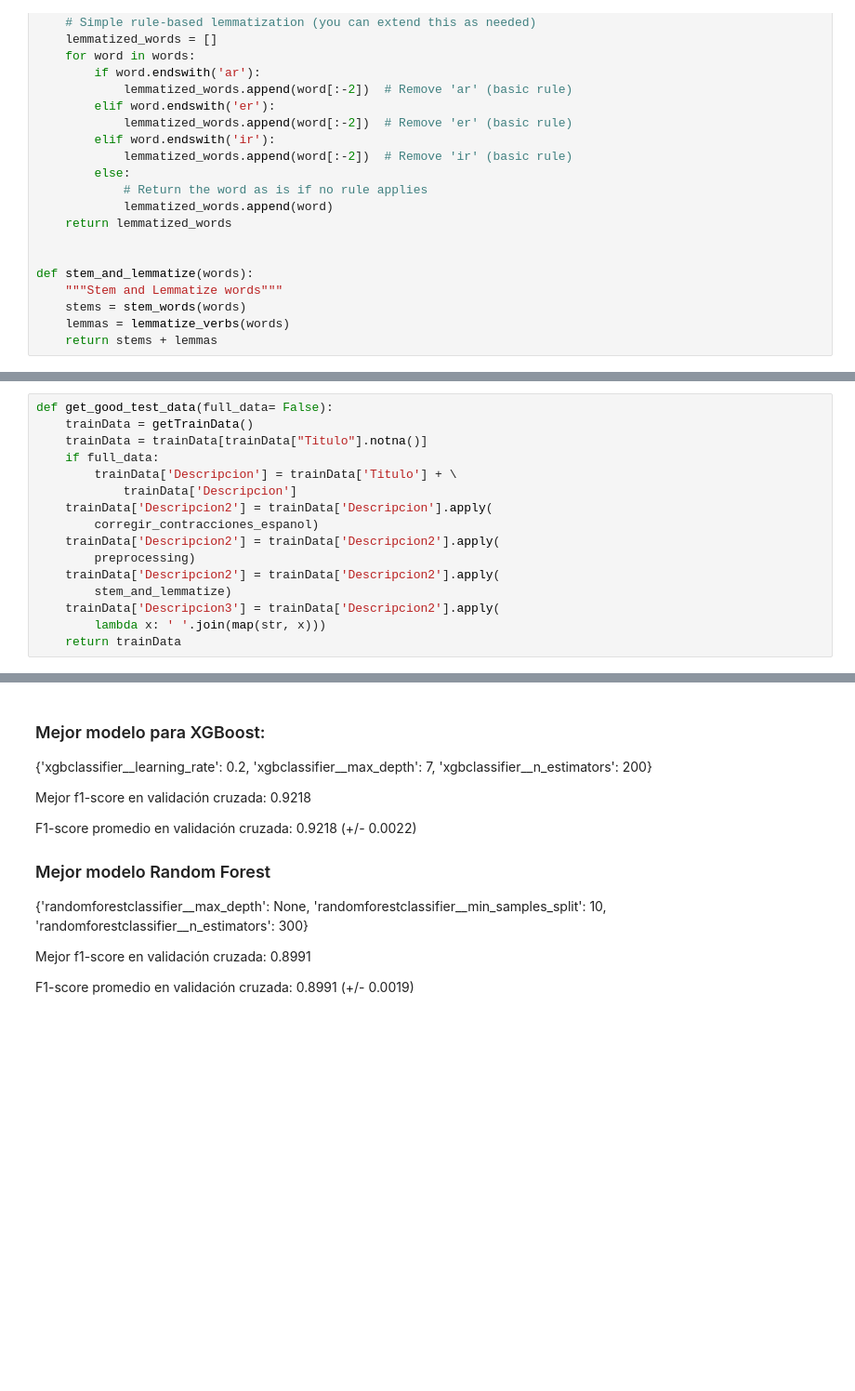
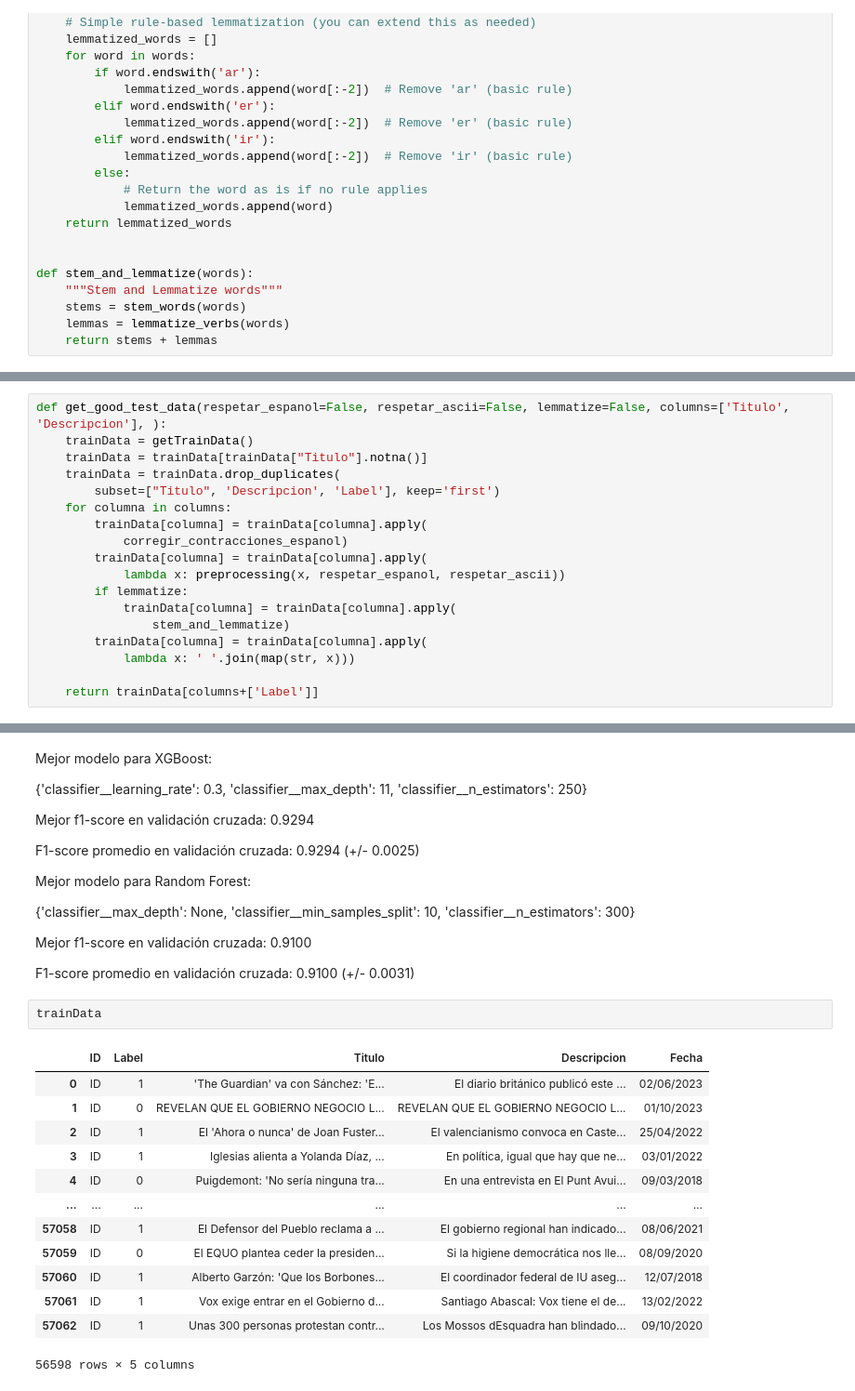
Before and after one commit to jennn-arce/proy1BI, a Jupyter notebook: marco_approach.ipynb, the cells around one changed output, grey strips where cells are left out. Shown: that part at 93% size. Saved outputs shown, nothing was run; the diff lists cells and outputs as text; blank space fills up the shorter version.

```diff
--- a/marco_approach.ipynb
+++ b/marco_approach.ipynb
@@ -271,17 +257,19 @@ def stem_and_lemmatize(words):
 # %%
-def get_good_test_data(full_data= False):
+def get_good_test_data(respetar_espanol=False, respetar_ascii=False, lemmatize=False, columns=['Titulo', 'Descripcion'], ):
     trainData = getTrainData()
     trainData = trainData[trainData["Titulo"].notna()]
-    if full_data:
-        trainData['Descripcion'] = trainData['Titulo'] + \
-            trainData['Descripcion']
-    trainData['Descripcion2'] = trainData['Descripcion'].apply(
-        corregir_contracciones_espanol)
-    trainData['Descripcion2'] = trainData['Descripcion2'].apply(
-        preprocessing)
-    trainData['Descripcion2'] = trainData['Descripcion2'].apply(
-        stem_and_lemmatize)
-    trainData['Descripcion3'] = trainData['Descripcion2'].apply(
-        lambda x: ' '.join(map(str, x)))
-    return trainData
+    trainData = trainData.drop_duplicates(
+        subset=["Titulo", 'Descripcion', 'Label'], keep='first')
+    for columna in columns:
+        trainData[columna] = trainData[columna].apply(
+            corregir_contracciones_espanol)
+        trainData[columna] = trainData[columna].apply(
+            lambda x: preprocessing(x, respetar_espanol, respetar_ascii))
+        if lemmatize:
+            trainData[columna] = trainData[columna].apply(
+                stem_and_lemmatize)
+        trainData[columna] = trainData[columna].apply(
+            lambda x: ' '.join(map(str, x)))
+
+    return trainData[columns+['Label']]
 # %%
@@ -476,18 +513,35 @@ goodTrain['XGBoost']
 # %% [markdown]
-### Mejor modelo para XGBoost:
-{'xgbclassifier__learning_rate': 0.2, 'xgbclassifier__max_depth': 7, 'xgbclassifier__n_estimators': 200}
+Mejor modelo para XGBoost:
 
-Mejor f1-score en validación cruzada: 0.9218
+{'classifier__learning_rate': 0.3, 'classifier__max_depth': 11, 'classifier__n_estimators': 250}
 
-F1-score promedio en validación cruzada: 0.9218 (+/- 0.0022)
+Mejor f1-score en validación cruzada: 0.9294
 
+F1-score promedio en validación cruzada: 0.9294 (+/- 0.0025)
 
-### Mejor modelo Random Forest
-{'randomforestclassifier__max_depth': None, 'randomforestclassifier__min_samples_split': 10, 'randomforestclassifier__n_estimators': 300}
+Mejor modelo para Random Forest:
 
-Mejor f1-score en validación cruzada: 0.8991
+{'classifier__max_depth': None, 'classifier__min_samples_split': 10, 'classifier__n_estimators': 300}
 
-F1-score promedio en validación cruzada: 0.8991 (+/- 0.0019)
+Mejor f1-score en validación cruzada: 0.9100
+
+F1-score promedio en validación cruzada: 0.9100 (+/- 0.0031)
+# %%
+trainData
+# %% [output]
+|  | ID | Label | Titulo | Descripcion | Fecha |
+| 0 | ID | 1 | 'The Guardian' va con Sánchez: 'E... | El diario británico publicó este ... | 02/06/2023 |
+| 1 | ID | 0 | REVELAN QUE EL GOBIERNO NEGOCIO L... | REVELAN QUE EL GOBIERNO NEGOCIO L... | 01/10/2023 |
+| 2 | ID | 1 | El 'Ahora o nunca' de Joan Fuster... | El valencianismo convoca en Caste... | 25/04/2022 |
+| 3 | ID | 1 | Iglesias alienta a Yolanda Díaz, ... | En política, igual que hay que ne... | 03/01/2022 |
+| 4 | ID | 0 | Puigdemont: 'No sería ninguna tra... | En una entrevista en El Punt Avui... | 09/03/2018 |
+| ... | ... | ... | ... | ... | ... |
+| 57058 | ID | 1 | El Defensor del Pueblo reclama a ... | El gobierno regional han indicado... | 08/06/2021 |
+| 57059 | ID | 0 | El EQUO plantea ceder la presiden... | Si la higiene democrática nos lle... | 08/09/2020 |
+| 57060 | ID | 1 | Alberto Garzón: 'Que los Borbones... | El coordinador federal de IU aseg... | 12/07/2018 |
+| 57061 | ID | 1 | Vox exige entrar en el Gobierno d... | Santiago Abascal: Vox tiene el de... | 13/02/2022 |
+| 57062 | ID | 1 | Unas 300 personas protestan contr... | Los Mossos dEsquadra han blindado... | 09/10/2020 |
+56598 rows × 5 columns
 # %%
 best_model = trainSpecificModel(trainData, {'n_estimators': 200, 'max_depth': 7, 'learning_rate': 0.2})
 # %% [output]
```
Also changed, not shown: parts of 25 cells of this notebook, 2 other files.
